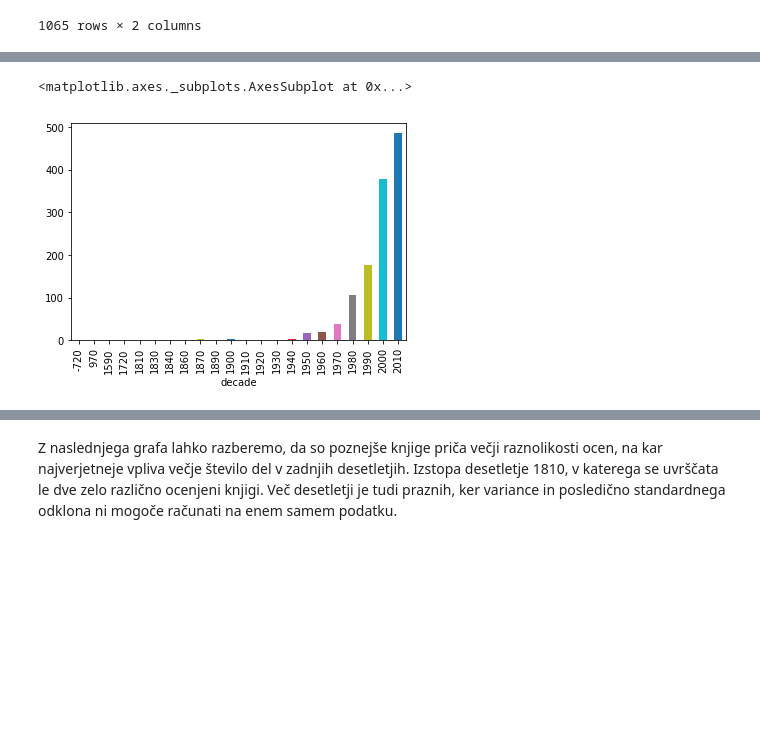
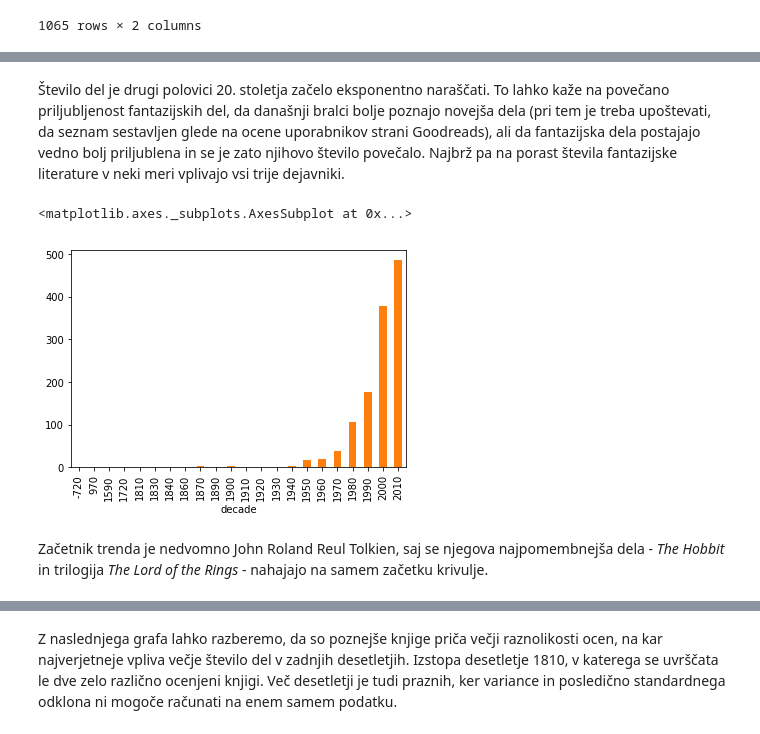
Before and after one commit to nikerzetic/programiranje-1-projektna-naloga, a Jupyter notebook: data_analysis.ipynb, the cells around one changed output, grey strips where cells are left out. Saved outputs shown, nothing was run; the diff lists cells and outputs as text; code cells hidden in the pictures; blank space fills up the shorter version.

```diff
--- a/data_analysis.ipynb
+++ b/data_analysis.ipynb
@@ -126,5 +169,9 @@ knjige_po_desetletjih = knjige.groupby('decade')
+# %% [markdown]
+Število del je drugi polovici 20. stoletja začelo eksponentno naraščati. To lahko kaže na povečano priljubljenost fantazijskih del, da današnji bralci bolje poznajo novejša dela (pri tem je treba upoštevati, da seznam sestavljen glede na ocene uporabnikov strani Goodreads), ali da fantazijska dela postajajo vedno bolj priljublena in se je zato njihovo število povečalo. Najbrž pa na porast števila fantazijske literature v neki meri vplivajo vsi trije dejavniki.
 # %%
-knjige_po_desetletjih.size().plot.bar(x='decade', y=None)
+knjige_po_desetletjih.size().plot.bar(x='decade', y=None, color='C1')
 # %% [output]
 <matplotlib.axes._subplots.AxesSubplot at 0x...>
-[figure, old version]
+[figure, new version]
+# %% [markdown]
+Začetnik trenda je nedvomno John Roland Reul Tolkien, saj se njegova najpomembnejša dela - *The Hobbit* in trilogija *The Lord of the Rings* - nahajajo na samem začetku krivulje.
```
Also changed, not shown: parts of 28 cells of this notebook, 3 other files.
